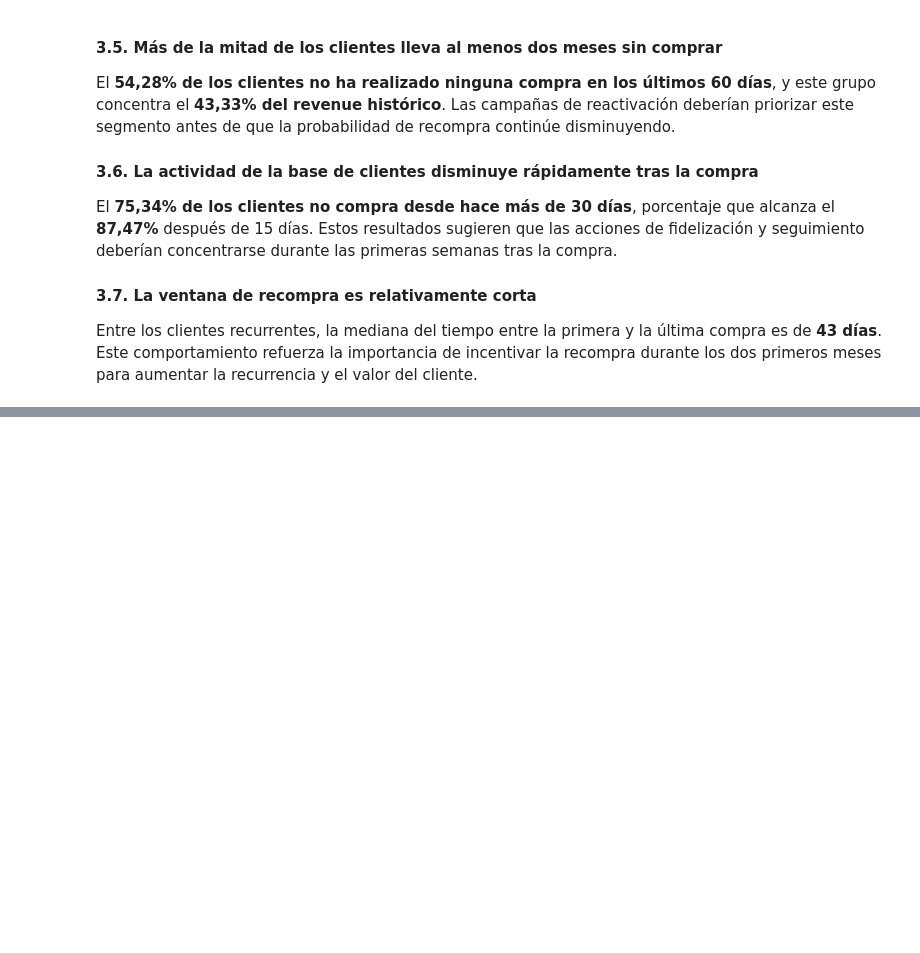
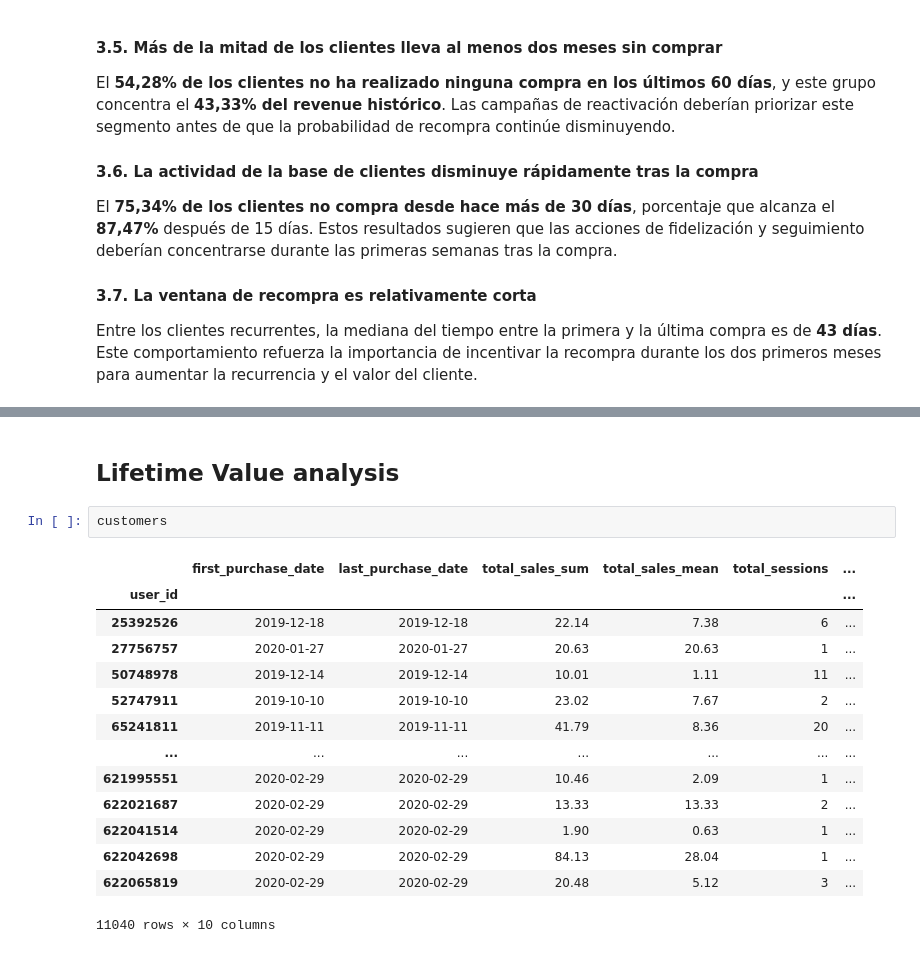
Before and after one commit to jordipsans/ecommerce-growth-analytics, a Jupyter notebook: notebooks/03_AnalisisInsights.ipynb, the cells around one changed output, grey strips where cells are left out. Drawn from its saved outputs; the diff is of its cells as text; blank space fills up the shorter version.

```diff
--- a/notebooks/03_AnalisisInsights.ipynb
+++ b/notebooks/03_AnalisisInsights.ipynb
@@ -881,0 +968,19 @@ Entre los clientes recurrentes, la mediana del tiempo entre la primera y la últ
+# %% [markdown]
+## Lifetime Value analysis
+# %%
+customers
+# %% [output]
+|  | first_purchase_date | last_purchase_date | total_sales_sum | total_sales_mean | total_sessions | ... |
+| user_id |  |  |  |  |  | ... |
+| 25392526 | 2019-12-18 | 2019-12-18 | 22.14 | 7.38 | 6 | ... |
+| 27756757 | 2020-01-27 | 2020-01-27 | 20.63 | 20.63 | 1 | ... |
+| 50748978 | 2019-12-14 | 2019-12-14 | 10.01 | 1.11 | 11 | ... |
+| 52747911 | 2019-10-10 | 2019-10-10 | 23.02 | 7.67 | 2 | ... |
+| 65241811 | 2019-11-11 | 2019-11-11 | 41.79 | 8.36 | 20 | ... |
+| ... | ... | ... | ... | ... | ... | ... |
+| 621995551 | 2020-02-29 | 2020-02-29 | 10.46 | 2.09 | 1 | ... |
+| 622021687 | 2020-02-29 | 2020-02-29 | 13.33 | 13.33 | 2 | ... |
+| 622041514 | 2020-02-29 | 2020-02-29 | 1.90 | 0.63 | 1 | ... |
+| 622042698 | 2020-02-29 | 2020-02-29 | 84.13 | 28.04 | 1 | ... |
+| 622065819 | 2020-02-29 | 2020-02-29 | 20.48 | 5.12 | 3 | ... |
+11040 rows × 10 columns
```
Also changed, not shown: parts of 40 cells of this notebook, 1 other file.
